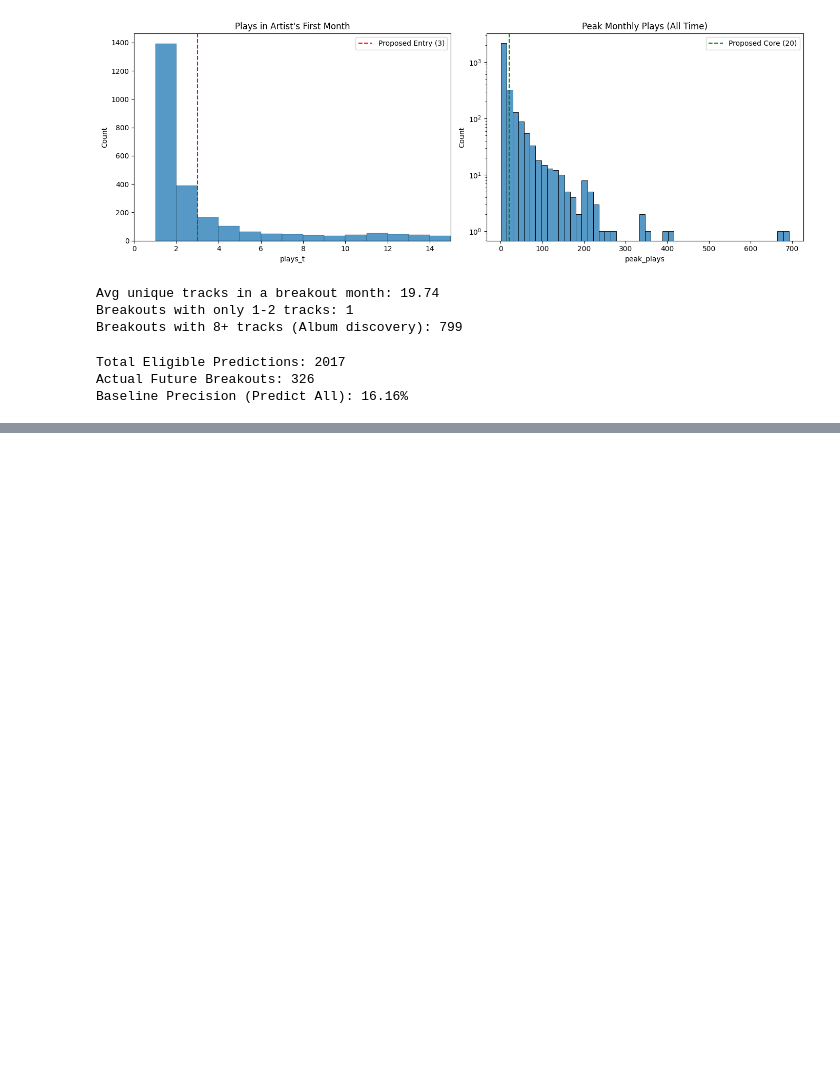
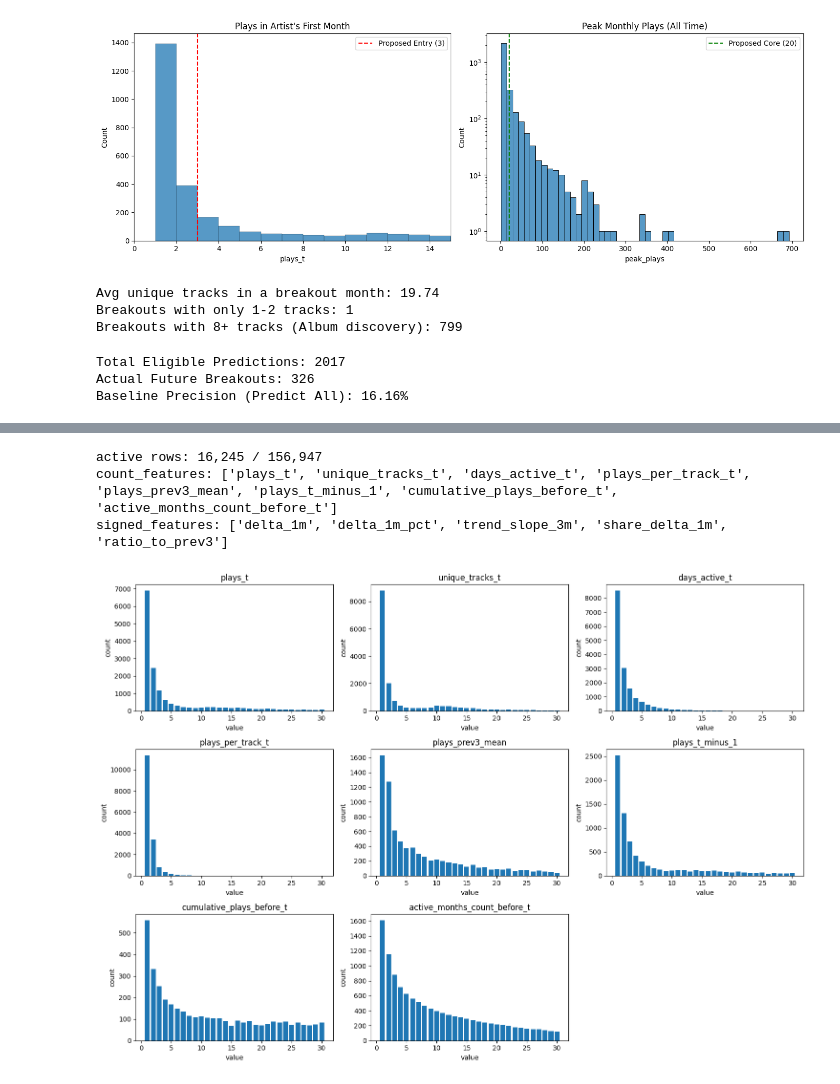
Before and after one commit to Tyainss/artist-lifecycle, a Jupyter notebook: notebooks/breakout/00_eda.ipynb, the cells around one changed output, grey strips where cells are left out. Cells and saved outputs as stored; diff of their text form; code cells hidden in the pictures; blank space fills up the shorter version.

Commit message:
:chart_with_upwards_trend: Finish initial version of EDA

```diff
--- a/notebooks/breakout/00_eda.ipynb
+++ b/notebooks/breakout/00_eda.ipynb
@@ -814,0 +1018,38 @@ Baseline Precision (Predict All): 16.16%
+# %%
+# Active months only for interpretable distribution shapes
+
+active_mask = features["plays_t"] > 0
+df_active = features.loc[active_mask].copy()
+
+count_features = [
+    "plays_t",
+    "unique_tracks_t",
+    "days_active_t",
+    "plays_per_track_t",
+    "plays_prev3_mean",
+    "plays_t_minus_1",
+    "cumulative_plays_before_t",
+    "active_months_count_before_t",
+]
+
+signed_features = [
+    "delta_1m",
+    "delta_1m_pct",
+    "trend_slope_3m",
+    "share_delta_1m",
+    "ratio_to_prev3",
+]
+
+count_features = [c for c in count_features if c in df_active.columns]
+signed_features = [c for c in signed_features if c in df_active.columns]
+
+print(f"active rows: {len(df_active):,} / {len(features):,}")
+print("count_features:", count_features)
+print("signed_features:", signed_features)
+
+plot_count_heads_grid(df_active, count_features, head_max=30, ncols=3)
+# %% [output]
+active rows: 16,245 / 156,947
+count_features: ['plays_t', 'unique_tracks_t', 'days_active_t', 'plays_per_track_t', 'plays_prev3_mean', 'plays_t_minus_1', 'cumulative_plays_before_t', 'active_months_count_before_t']
+signed_features: ['delta_1m', 'delta_1m_pct', 'trend_slope_3m', 'share_delta_1m', 'ratio_to_prev3']
+[figure, added]
```
Also changed, not shown: parts of 15 cells of this notebook.
